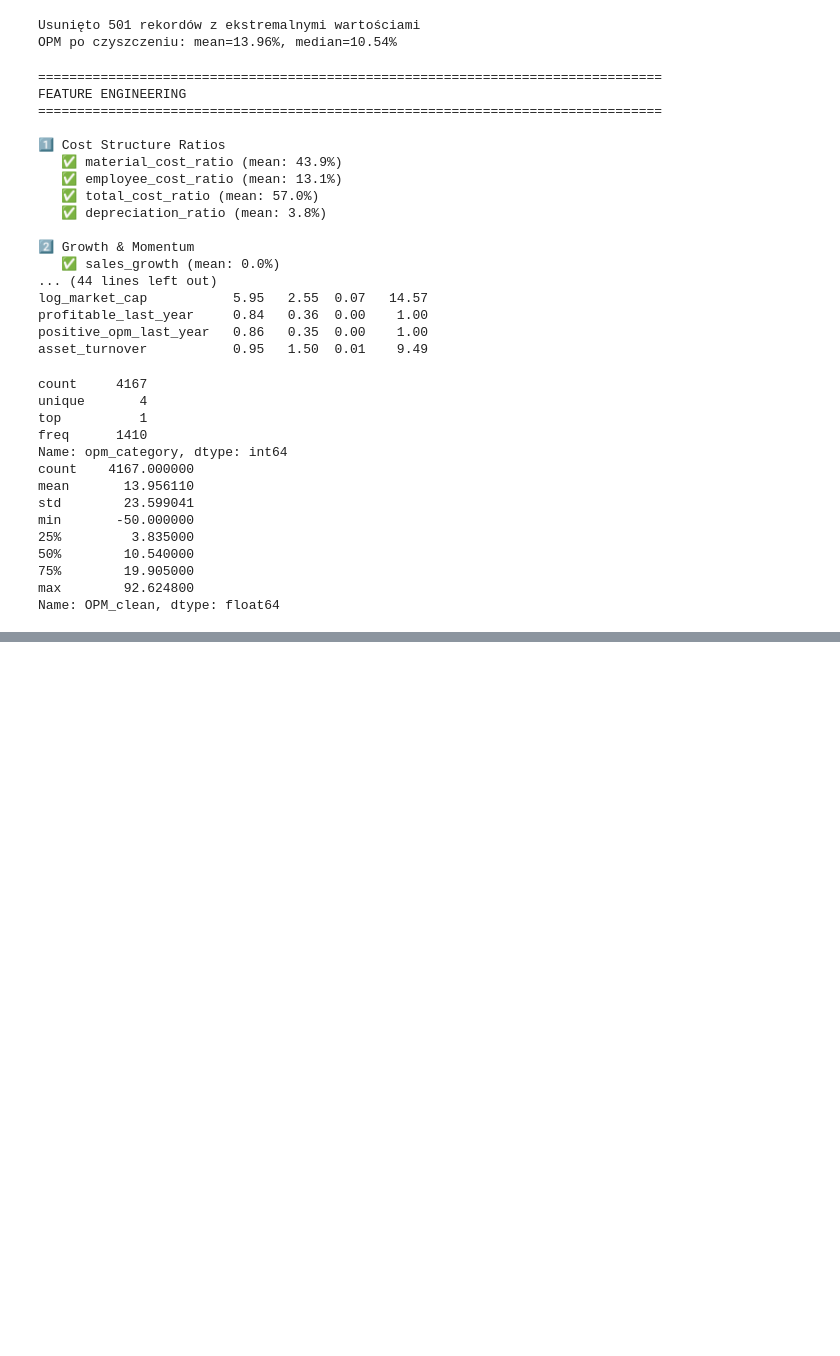
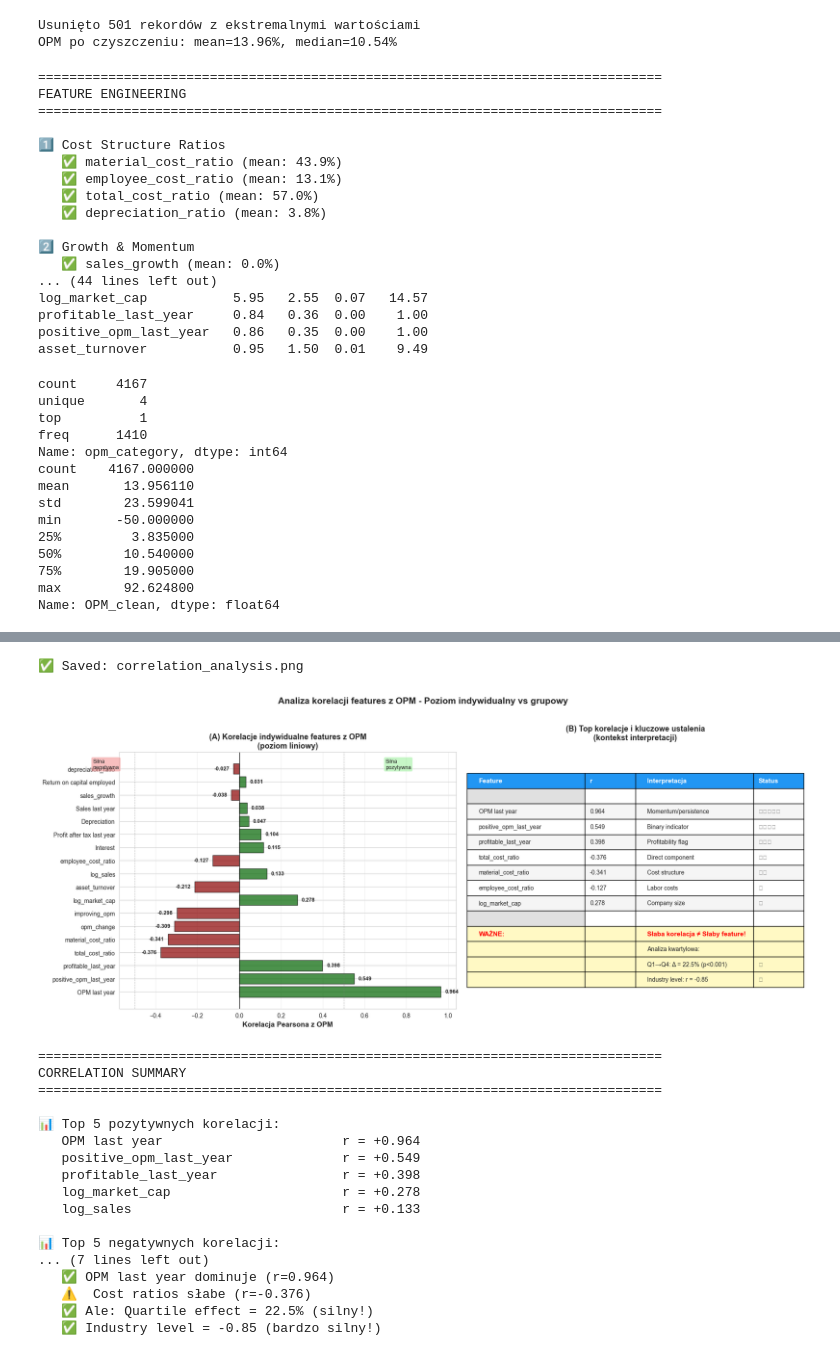
Before and after one commit to Arroyo75/python-financial-classification, a Jupyter notebook: wykresy.ipynb, the cells around one changed output, grey strips where cells are left out. Drawn from its saved outputs; the diff is of its cells as text; code cells hidden in the pictures; blank space fills up the shorter version.

```diff
--- a/wykresy.ipynb
+++ b/wykresy.ipynb
@@ -584,7 +604,8 @@ import matplotlib.pyplot as plt
 import seaborn as sns
 
 # Load preprocessed data
-df = pd.read_csv('output/opm_classification/data_cleaned_with_features.csv')
+#df = pd.read_csv('output/opm_classification/data_cleaned_with_features.csv')
+df = df_clean
 
 # ============================================================================
 # CORRELATION ANALYSIS
@@ -736,30 +757,50 @@ fig.suptitle('Analiza korelacji features z OPM - Poziom indywidualny vs grupowy'
             fontsize=15, fontweight='bold', y=0.98)
 
 plt.tight_layout(rect=[0, 0, 1, 0.96])
 plt.savefig('output/opm_classification/correlation_analysis.png',
            dpi=300, bbox_inches='tight')
 print("✅ Saved: correlation_analysis.png")
 plt.show()
 
 # ============================================================================
 # Print summary
 # ============================================================================
 print("\n" + "="*80)
 print("CORRELATION SUMMARY")
 print("="*80)
 
 print(f"\n📊 Top 5 pozytywnych korelacji:")
 top_pos = opm_corr[opm_corr > 0].head(5)
 for feat, val in top_pos.items():
     print(f"   {feat:35} r = {val:+.3f}")
 
 print(f"\n📊 Top 5 negatywnych korelacji:")
 top_neg = opm_corr[opm_corr < 0].head(5)
 for feat, val in top_neg.items():
     print(f"   {feat:35} r = {val:+.3f}")
 
 print(f"\n💡 Kluczowe obserwacje:")
 print(f"   ✅ OPM last year dominuje (r={opm_corr['OPM last year']:.3f})")
 print(f"   ⚠️  Cost ratios słabe (r={opm_corr['total_cost_ratio']:.3f})")
 print(f"   ✅ Ale: Quartile effect = 22.5% (silny!)")
 print(f"   ✅ Industry level = -0.85 (bardzo silny!)")
+# %% [output]
+✅ Saved: correlation_analysis.png
+[figure, added]
+================================================================================
+CORRELATION SUMMARY
+================================================================================
+
+📊 Top 5 pozytywnych korelacji:
+   OPM last year                       r = +0.964
+   positive_opm_last_year              r = +0.549
+   profitable_last_year                r = +0.398
+   log_market_cap                      r = +0.278
+   log_sales                           r = +0.133
+
+📊 Top 5 negatywnych korelacji:
+... (7 lines left out)
+   ✅ OPM last year dominuje (r=0.964)
+   ⚠️  Cost ratios słabe (r=-0.376)
+   ✅ Ale: Quartile effect = 22.5% (silny!)
+   ✅ Industry level = -0.85 (bardzo silny!)
```
Also changed, not shown: parts of 2 cells of this notebook, 3 other files.
